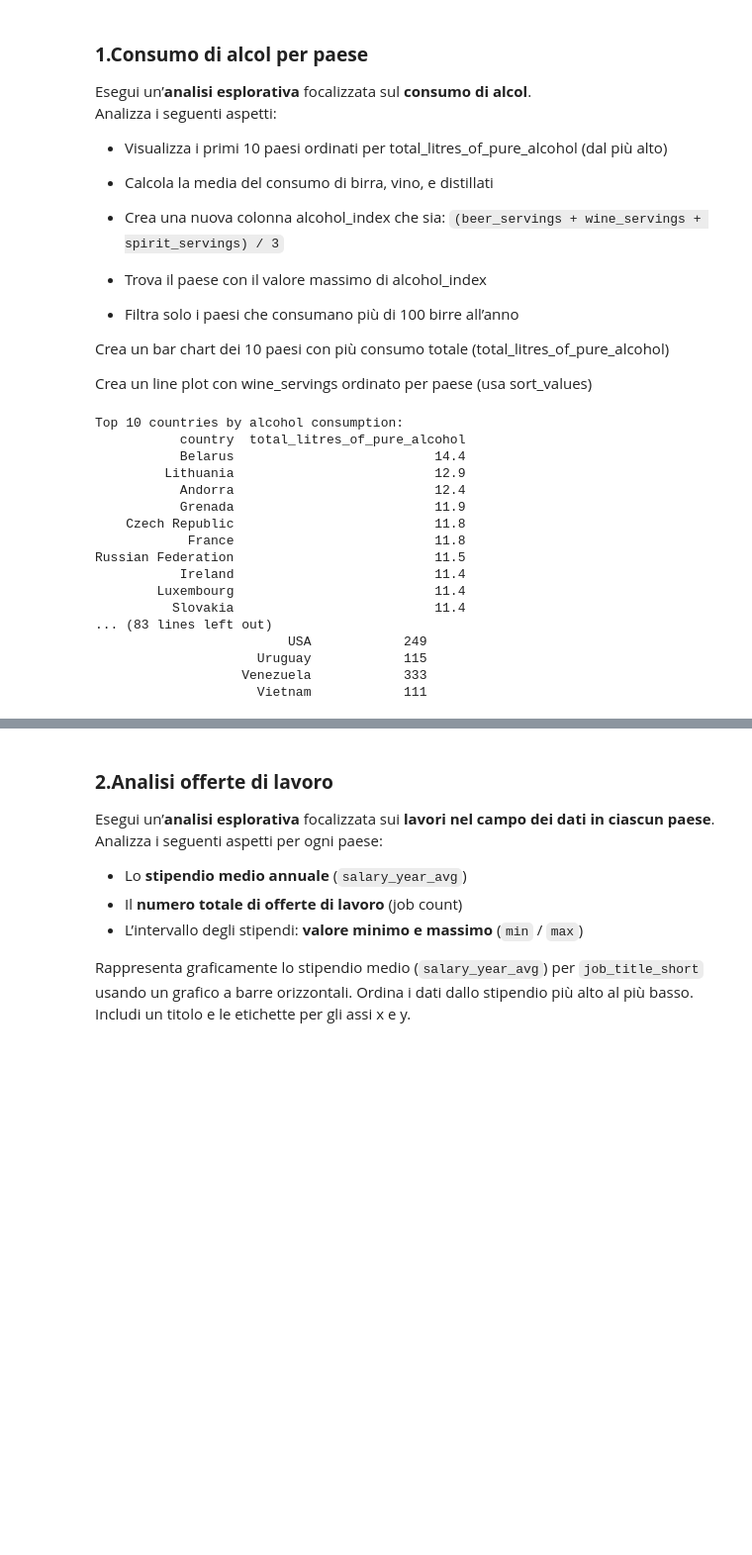
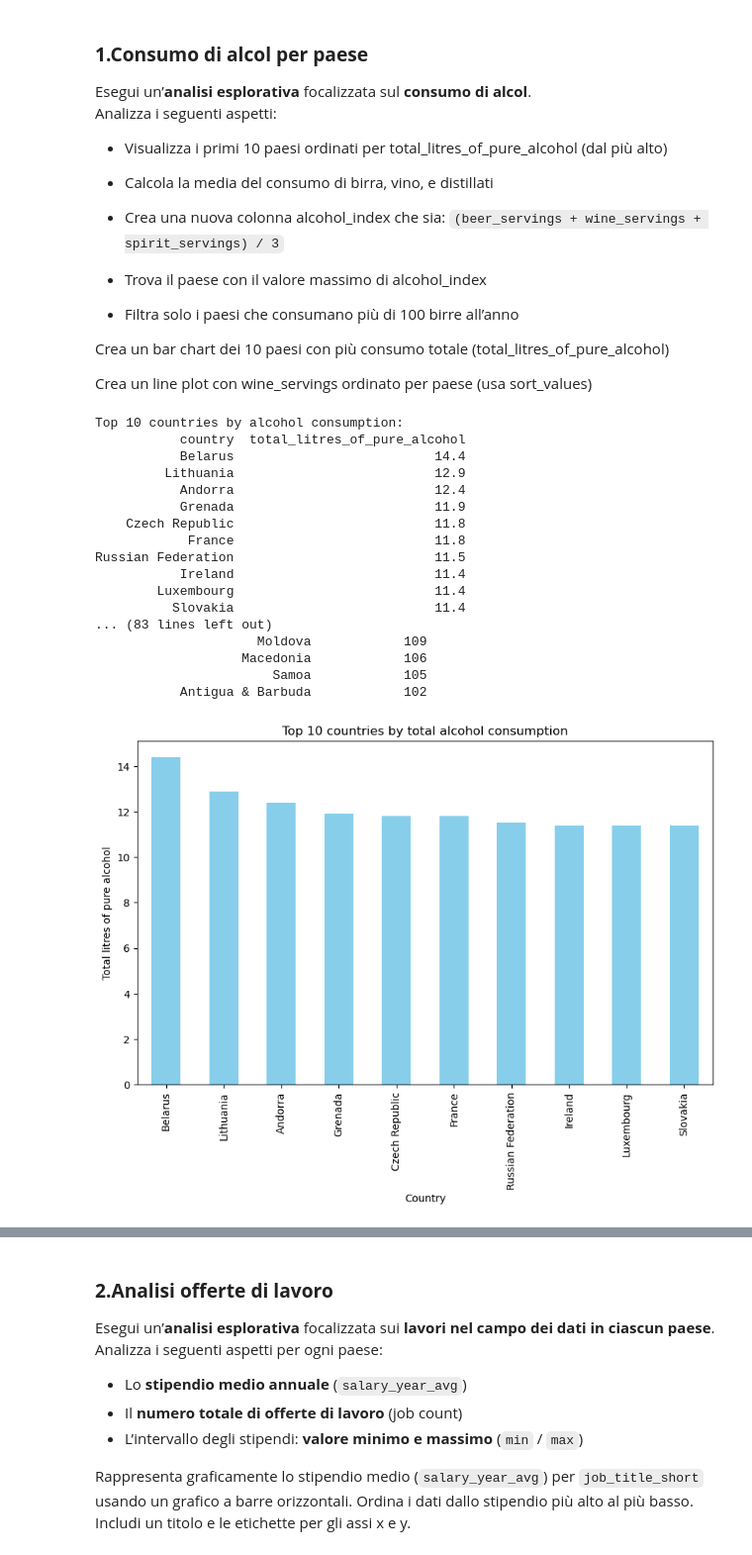
Before and after one commit to DenisTrokan/ProgrammingLab, a Jupyter notebook: 3_Esercizi_lez_3.ipynb, the cells around one changed output, grey strips where cells are left out. Shown: that part at 99% size. Cells and saved outputs as stored; diff of their text form; code cells hidden in the pictures; blank space fills up the shorter version.

```diff
--- a/3_Esercizi_lez_3.ipynb
+++ b/3_Esercizi_lez_3.ipynb
@@ -17,41 +17,69 @@ Crea un bar chart dei 10 paesi con più consumo totale (total_litres_of_pure_alc
 Crea un line plot con wine_servings ordinato per paese (usa sort_values)
 # %%
 import pandas as pd
+import matplotlib.pyplot as plt
+
 
 df = pd.read_csv("https://raw.githubusercontent.com/fivethirtyeight/data/master/alcohol-consumption/drinks.csv")
 #10 paesi ordinati per consumo di alcol
 top_10_countries = df.nlargest(10, 'total_litres_of_pure_alcohol')[['country', 'total_litres_of_pure_alcohol']]
 #top_10_countries = df.nlargest(10, 'total_litres_of_pure_alcohol')
 print(f"Top 10 countries by alcohol consumption: \n{top_10_countries.to_string(index=False)}")
 #media del consumo di birra, vino e liquori
 beer_mean = df['beer_servings'].mean()
 wine_mean = df['wine_servings'].mean()
 spirits_mean = df['spirit_servings'].mean()
 print("\nAverage servings of alcohol per person:")
 print(f"Average beer servings: {beer_mean:.2f}")
 print(f"Average wine servings: {wine_mean:.2f}")
 print(f"Average spirits servings: {spirits_mean:.2f}")
 #nuova colonna alcohol_index
 df['alcohol_index']= (df['beer_servings']+df['wine_servings']+df['spirit_servings'])/3
 #paesi che consumano piu di 100 birre all'anno
-high_consumption_countries = df[df['beer_servings'] > 100][['country', 'beer_servings']]
+high_consumption_countries = df[df['beer_servings'] > 100][['country', 'beer_servings']].sort_values(by='beer_servings', ascending=False)
 print("\nCountries with more than 100 litres of alcohol consumed per year:")
 print(high_consumption_countries.to_string(index=False))
+
+#barchart con i 10 paesi con piu consumo di alcol
+top_10_countries.plot.bar(
+    x='country',
+    y='total_litres_of_pure_alcohol',
+    title='Top 10 countries by total alcohol consumption',
+    legend=False,
+    xlabel='Country',
+    ylabel='Total litres of pure alcohol',
+    color='skyblue',
+    figsize=(10,6)
+)
+plt.show()
+#line plot con wine_servings ordinato per paese
+df.sort_values(by='country', inplace=True)
+df.plot.line(
+    x='country',
+    y='wine_servings',
+    title='Wine servings by country',
+    xlabel='Country',
+    ylabel='Wine servings',
+    color='green',
+    figsize=(10,6)
+)
+plt.show()
 # %% [output]
 Top 10 countries by alcohol consumption:
            country  total_litres_of_pure_alcohol
            Belarus                          14.4
          Lithuania                          12.9
            Andorra                          12.4
            Grenada                          11.9
     Czech Republic                          11.8
             France                          11.8
 Russian Federation                          11.5
            Ireland                          11.4
         Luxembourg                          11.4
           Slovakia                          11.4
 ... (83 lines left out)
-                         USA            249
-                     Uruguay            115
-                   Venezuela            333
-                     Vietnam            111
+                     Moldova            109
+                   Macedonia            106
+                       Samoa            105
+           Antigua & Barbuda            102
+[figure, added]
```
Also changed, not shown: parts of 1 cell of this notebook.
